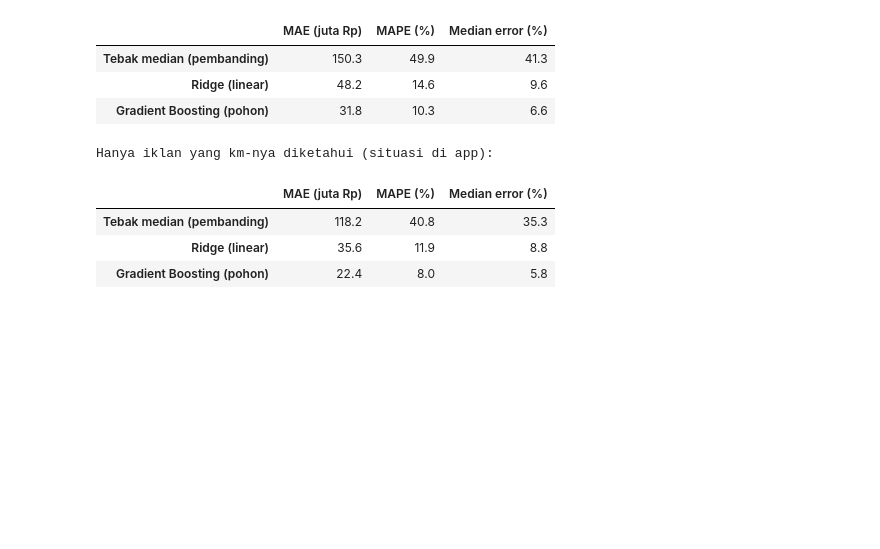
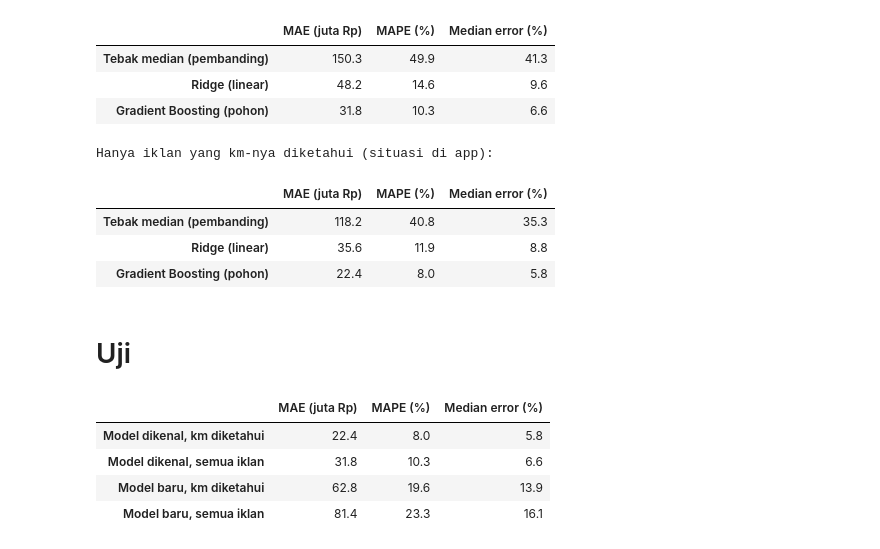
Before and after one commit to jasonalexanderjsnaldr/used-car-price-prediction, a Jupyter notebook: notebook/02.notebooks.ipynb, the cells around one changed output. Cells and saved outputs as stored; diff of their text form; code cells hidden in the pictures; blank space fills up the shorter version.

```diff
--- a/notebook/02.notebooks.ipynb
+++ b/notebook/02.notebooks.ipynb
@@ -207,3 +207,26 @@ Hanya iklan yang km-nya diketahui (situasi di app):
 | Tebak median (pembanding) | 118.2 | 40.8 | 35.3 |
 | Ridge (linear) | 35.6 | 11.9 | 8.8 |
 | Gradient Boosting (pohon) | 22.4 | 8.0 | 5.8 |
+# %% [markdown]
+# Uji
+# %%
+kat_tanpa_model = [k for k in FITUR_KAT if k != "model_g"]
+m_baru = model_pohon(kat_tanpa_model)
+pred_baru = cross_val_predict(m_baru, X[kat_tanpa_model + FITUR_NUM], y,
+                              cv=GroupKFold(n_splits=5), groups=data["model_g"])
+p_dikenal = pred_cv["Gradient Boosting (pohon)"]
+skor_baru = skor(y.values, pred_baru)
+
+tabel_b = pd.DataFrame({
+    "Model dikenal, km diketahui": skor(y.values[ADA_KM], p_dikenal[ADA_KM]),
+    "Model dikenal, semua iklan": skor(y.values, p_dikenal),
+    "Model baru, km diketahui": skor(y.values[ADA_KM], pred_baru[ADA_KM]),
+    "Model baru, semua iklan": skor_baru,
+}).T
+tabel_b
+# %% [output]
+|  | MAE (juta Rp) | MAPE (%) | Median error (%) |
+| Model dikenal, km diketahui | 22.4 | 8.0 | 5.8 |
+| Model dikenal, semua iklan | 31.8 | 10.3 | 6.6 |
+| Model baru, km diketahui | 62.8 | 19.6 | 13.9 |
+| Model baru, semua iklan | 81.4 | 23.3 | 16.1 |
```
Also changed, not shown: parts of 2 cells of this notebook.
